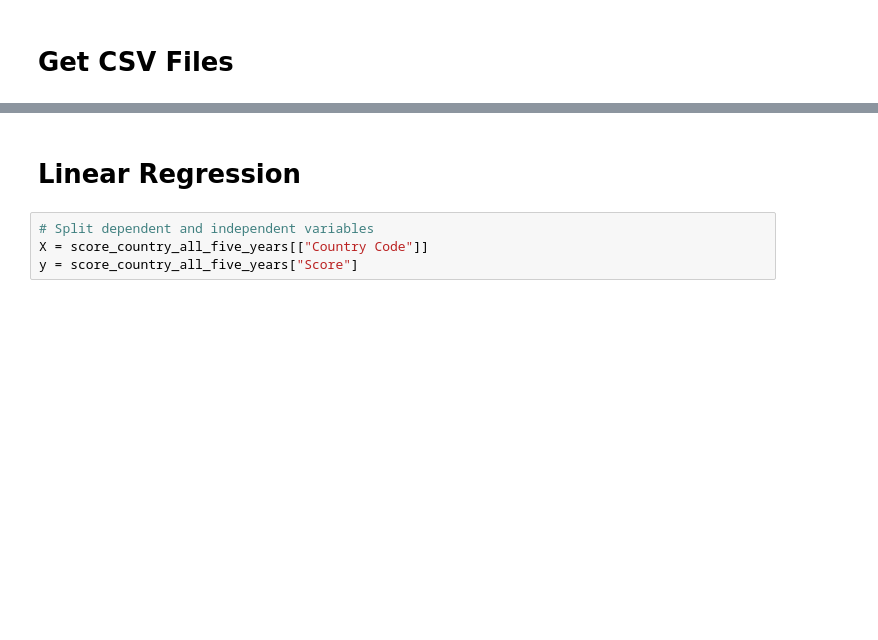
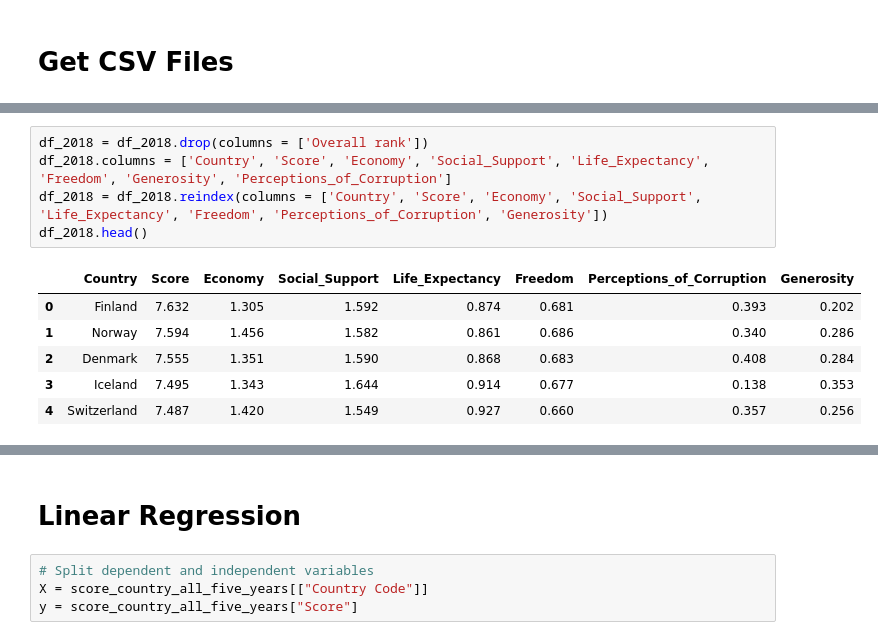
Before and after one commit to vyu821/world-happiness-analysis, a Jupyter notebook: happiness_machine_learning_model.ipynb, the cells around one changed output, grey strips where cells are left out. Drawn from its saved outputs; the diff is of its cells as text; blank space fills up the shorter version.

```diff
--- a/happiness_machine_learning_model.ipynb
+++ b/happiness_machine_learning_model.ipynb
@@ -403,0 +137,12 @@ score_country_all_five_years.head()
+# %%
+df_2018 = df_2018.drop(columns = ['Overall rank'])
+df_2018.columns = ['Country', 'Score', 'Economy', 'Social_Support', 'Life_Expectancy', 'Freedom', 'Generosity', 'Perceptions_of_Corruption']
+df_2018 = df_2018.reindex(columns = ['Country', 'Score', 'Economy', 'Social_Support', 'Life_Expectancy', 'Freedom', 'Perceptions_of_Corruption', 'Generosity'])
+df_2018.head()
+# %% [output]
+|  | Country | Score | Economy | Social_Support | Life_Expectancy | Freedom | Perceptions_of_Corruption | Generosity |
+| 0 | Finland | 7.632 | 1.305 | 1.592 | 0.874 | 0.681 | 0.393 | 0.202 |
+| 1 | Norway | 7.594 | 1.456 | 1.582 | 0.861 | 0.686 | 0.340 | 0.286 |
+| 2 | Denmark | 7.555 | 1.351 | 1.590 | 0.868 | 0.683 | 0.408 | 0.284 |
+| 3 | Iceland | 7.495 | 1.343 | 1.644 | 0.914 | 0.677 | 0.138 | 0.353 |
+| 4 | Switzerland | 7.487 | 1.420 | 1.549 | 0.927 | 0.660 | 0.357 | 0.256 |
```
Also changed, not shown: parts of 50 cells of this notebook.
